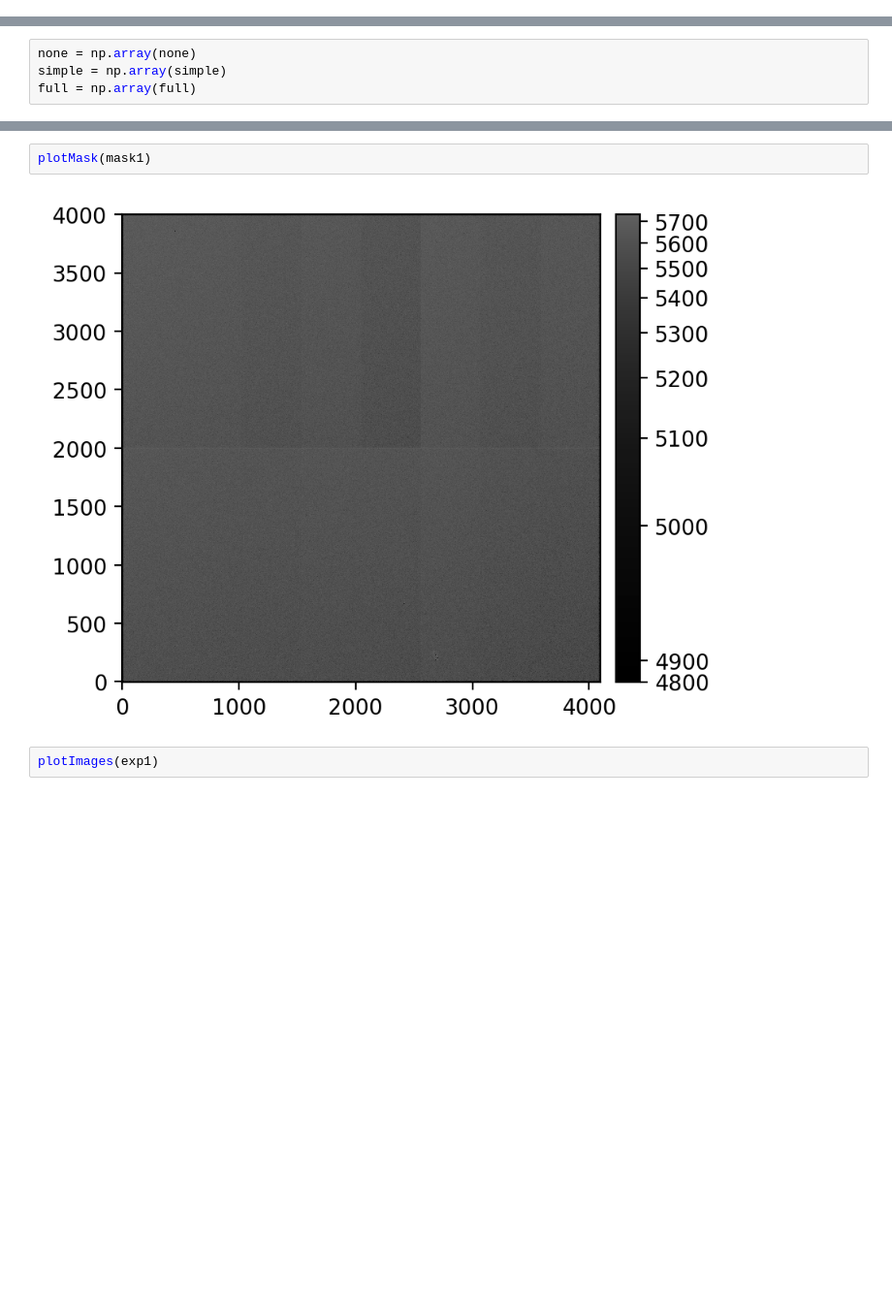
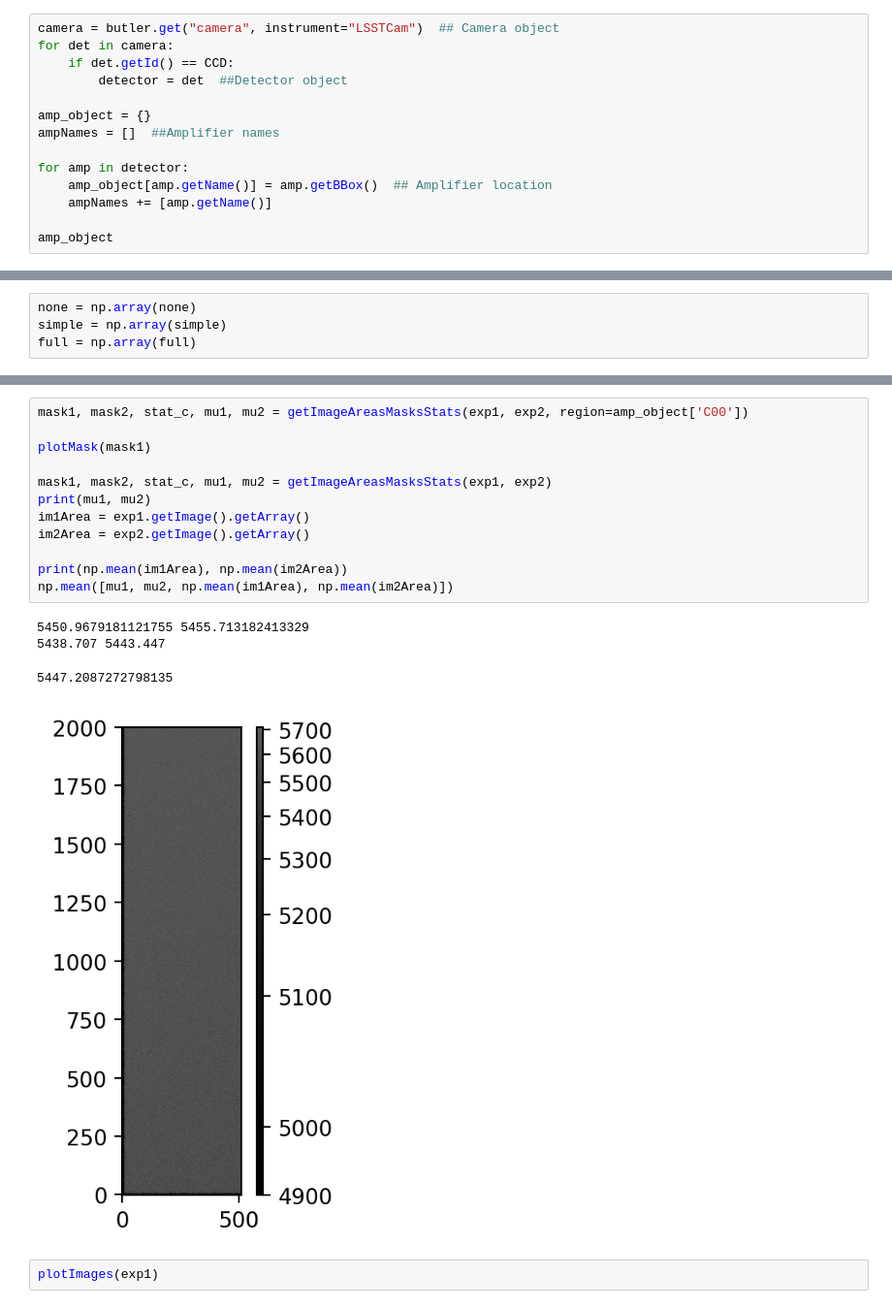
Before and after one commit to linagiraldom/Test, a Jupyter notebook: Gain_analysis.ipynb, the cells around one changed output, grey strips where cells are left out. Shown at 97% size. Saved outputs shown, nothing was run; the diff lists cells and outputs as text; blank space fills up the shorter version.

Commit message:
Update- Gain per amplifiers

```diff
--- a/Gain_analysis.ipynb
+++ b/Gain_analysis.ipynb
@@ -379,0 +382,14 @@ exp2 = butler.get('cpPtcProc', detector=CCD, exposure=exposure_pairs[exp_index,
+# %%
+camera = butler.get("camera", instrument="LSSTCam")  ## Camera object
+for det in camera:
+    if det.getId() == CCD:
+        detector = det  ##Detector object
+
+amp_object = {}
+ampNames = []  ##Amplifier names
+
+for amp in detector:
+    amp_object[amp.getName()] = amp.getBBox()  ## Amplifier location
+    ampNames += [amp.getName()]
+
+amp_object
@@ -508,7 +543,20 @@ plt.legend(handles=[n,s,f], labels=['NONE','SIMPLE', 'FULL'],loc=(1.03,0.2), tit
 # %%
+mask1, mask2, stat_c, mu1, mu2 = getImageAreasMasksStats(exp1, exp2, region=amp_object['C00'])
+
 plotMask(mask1)
+
+mask1, mask2, stat_c, mu1, mu2 = getImageAreasMasksStats(exp1, exp2)
+print(mu1, mu2)
+im1Area = exp1.getImage().getArray()
+im2Area = exp2.getImage().getArray()
+
+print(np.mean(im1Area), np.mean(im2Area))
+np.mean([mu1, mu2, np.mean(im1Area), np.mean(im2Area)])
 # %% [output]
+5450.9679181121755 5455.713182413329
+5438.707 5443.447
+5447.2087272798135
-[figure, old version]
+[figure, new version]
 # %%
 plotImages(exp1)
 # %% [output]
```
Also changed, not shown: parts of 9 cells of this notebook.
